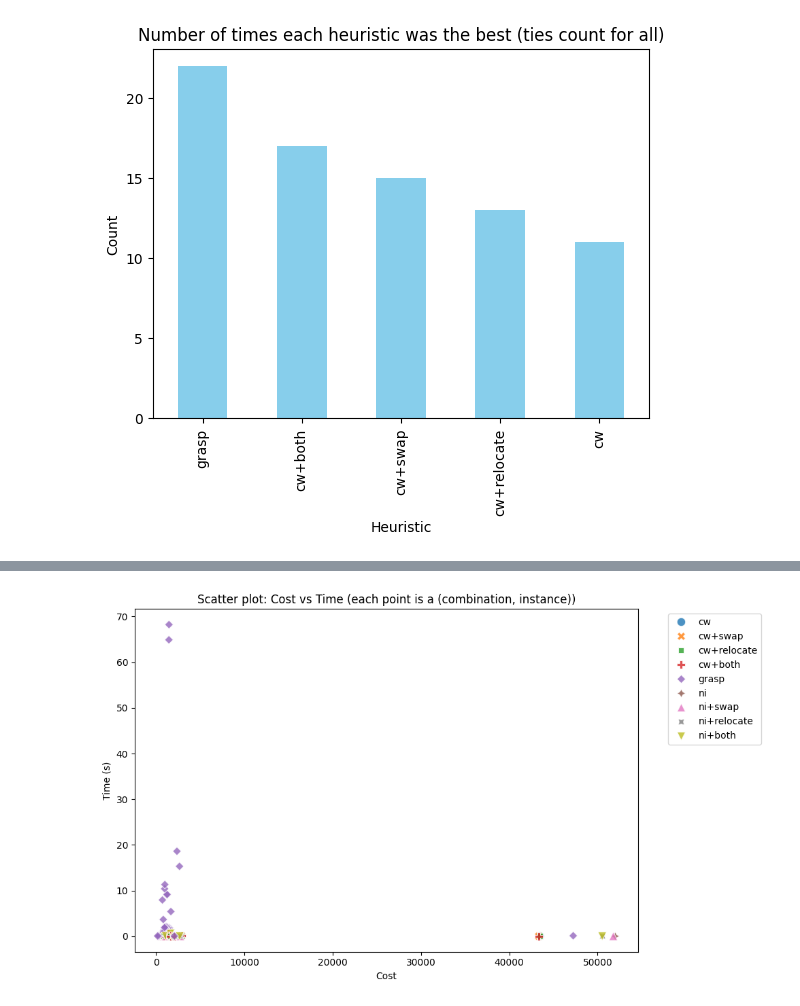
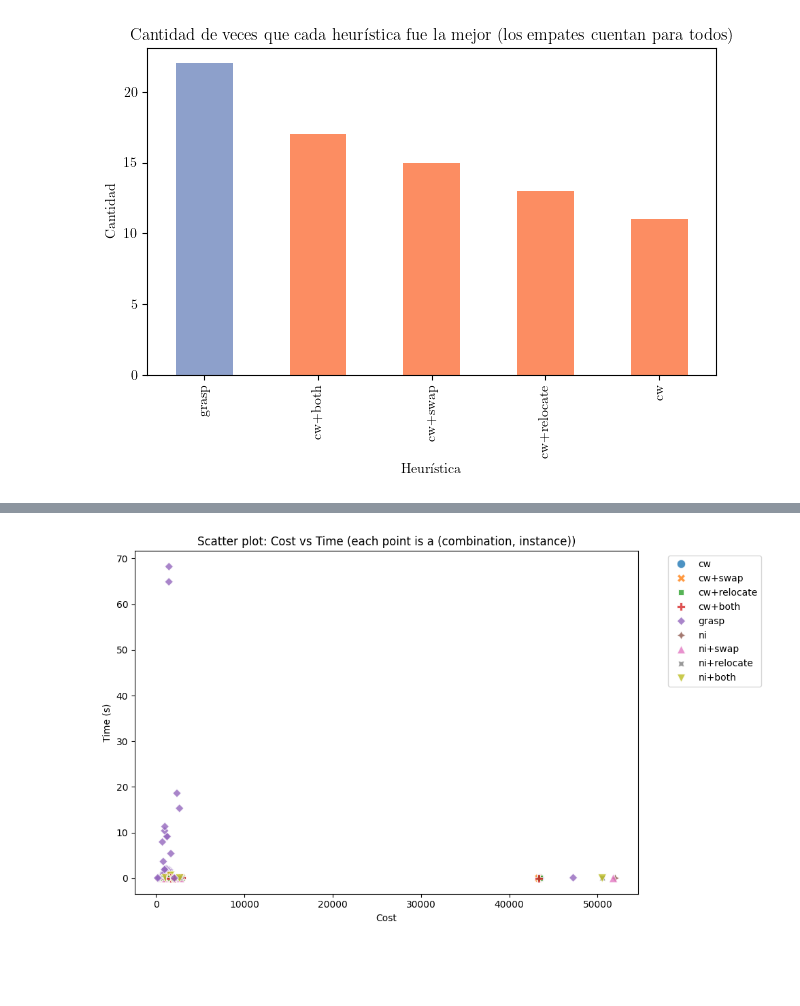
Before and after one commit to ngalindez/TD5-TP2, a Jupyter notebook: experiments/graficos.ipynb, the cells around one changed output, grey strips where cells are left out. Drawn from its saved outputs; the diff is of its cells as text; code cells hidden in the pictures; blank space fills up the shorter version.

```diff
--- a/experiments/graficos.ipynb
+++ b/experiments/graficos.ipynb
@@ -10,4 +1,8 @@
 # %%
 import pandas as pd
 import matplotlib.pyplot as plt
+import seaborn as sns
+
+plt.rc('text', usetex=True)
+plt.rc('font', family='serif')
 # %%
@@ -38,24 +31,50 @@ if 'combination' in cols and 'num_clientes' in cols:
 # df_ok va a tener los casos que tienen soluciones factibles
 df_ok = df[df['status'] == 'ok'].copy()
 # %%
-# For each instance, find all rows with the minimum cost among feasible solutions (handle ties)
+# Para cada instancia, encontrar todas las filas con el costo mínimo entre las soluciones factibles (manejar empates)
 best_counts = {}
 
 for instance, group in df_ok.groupby('instance'):
+    # Asegurarse de que 'cost' sea numérico y no NaN
+    group = group[pd.to_numeric(group['cost'], errors='coerce').notnull()]
+    if group.empty:
+        continue
     min_cost = group['cost'].min()
     winners = group[group['cost'] == min_cost]['combination']
     for comb in winners:
         best_counts[comb] = best_counts.get(comb, 0) + 1
 
-# Convert to Series for plotting
+# Convertir a Series para graficar
 best_counts_series = pd.Series(best_counts).sort_values(ascending=False)
 
-# Plot
-best_counts_series.plot(kind='bar', color='skyblue')
-plt.title('Number of times each heuristic was the best (ties count for all)')
-plt.xlabel('Heuristic')
-plt.ylabel('Count')
+# Asignar un color para cada heurística base
+base_colors = {
+    'cw': '#fc8d62',      # naranja
+    'ni': '#66c2a5',      # verde
+    'grasp': '#8da0cb',   # azul
+    'other': '#7f7f7f'    # gris
+}
+
+def get_family(combination):
+    if combination.startswith('cw'):
+        return 'cw'
+    elif combination.startswith('ni'):
+        return 'ni'
+    elif combination.startswith('grasp'):
+        return 'grasp'
+    else:
+        return 'other'
+
+# Construir la lista de colores para cada barra
+bar_colors = [base_colors.get(get_family(comb), base_colors['other']) for comb in best_counts_series.index]
+
+# Graficar
+best_counts_series.plot(kind='bar', color=bar_colors)
+plt.title('Cantidad de veces que cada heurística fue la mejor (los empates cuentan para todos)')
+plt.xlabel('Heurística')
+plt.ylabel('Cantidad')
+plt.tight_layout()
 plt.show()
 # %% [output]
-[figure, old version]
+[figure, new version]
 # %%
```
Also changed, not shown: parts of 8 cells of this notebook.
